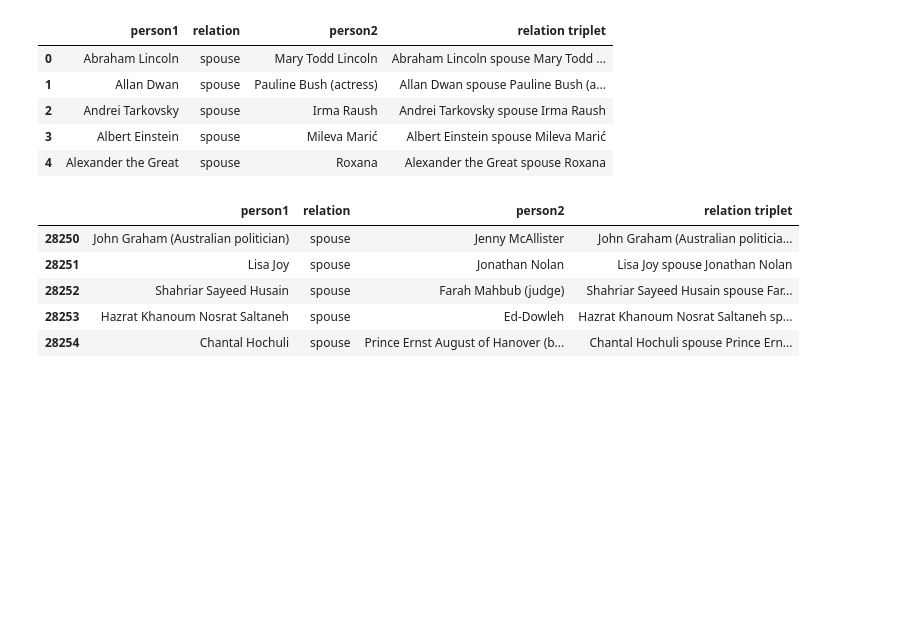
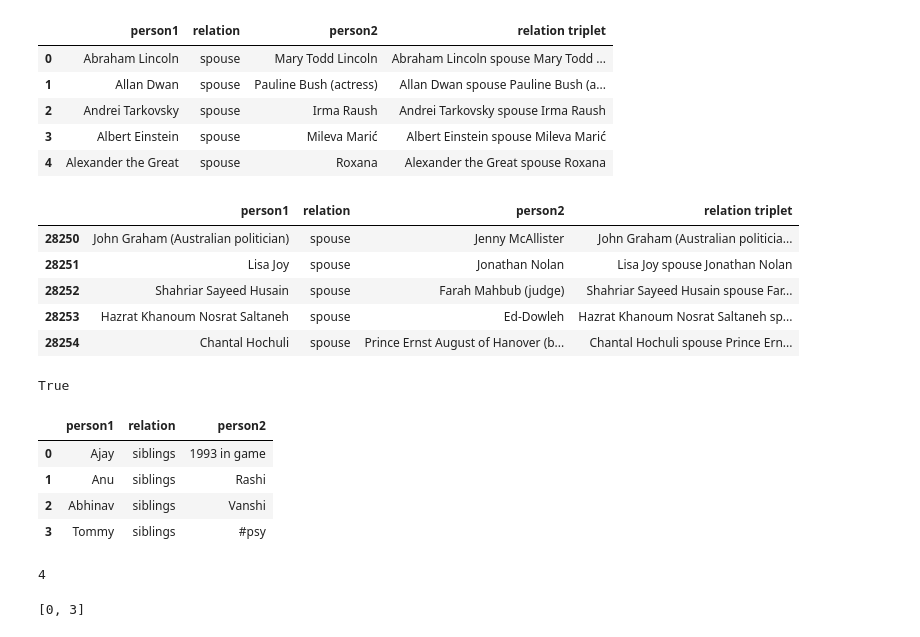
Before and after one commit to kotiyalanurag/EXPLAINABLE-AI, a Jupyter notebook: Data Cleaner.ipynb, the cells around one changed output. Drawn from its saved outputs; the diff is of its cells as text; code cells hidden in the pictures; blank space fills up the shorter version.

```diff
--- a/Data Cleaner.ipynb
+++ b/Data Cleaner.ipynb
@@ -409,0 +412,21 @@ spouse_data.tail()
+# %%
+text = '1993 in film'
+text[0].isdigit()
+# %% [output]
+True
+# %%
+test_data = {"person1": ['Ajay', 'Anu', 'Abhinav', 'Tommy'], "relation": ['siblings', 'siblings', 'siblings', 'siblings'], "person2": ['1993 in game', 'Rashi', 'Vanshi', '#psy']}
+df = pd.DataFrame(data=test_data)
+# %%
+df
+# %% [output]
+|  | person1 | relation | person2 |
+| 0 | Ajay | siblings | 1993 in game |
+| 1 | Anu | siblings | Rashi |
+| 2 | Abhinav | siblings | Vanshi |
+| 3 | Tommy | siblings | #psy |
+# %%
+x, _ = df.shape
+x
+# %% [output]
+4
@@ -409,0 +440,4 @@ spouse_data.tail()
+# %%
+idx
+# %% [output]
+[0, 3]
```
Also changed, not shown: parts of 13 cells of this notebook.
